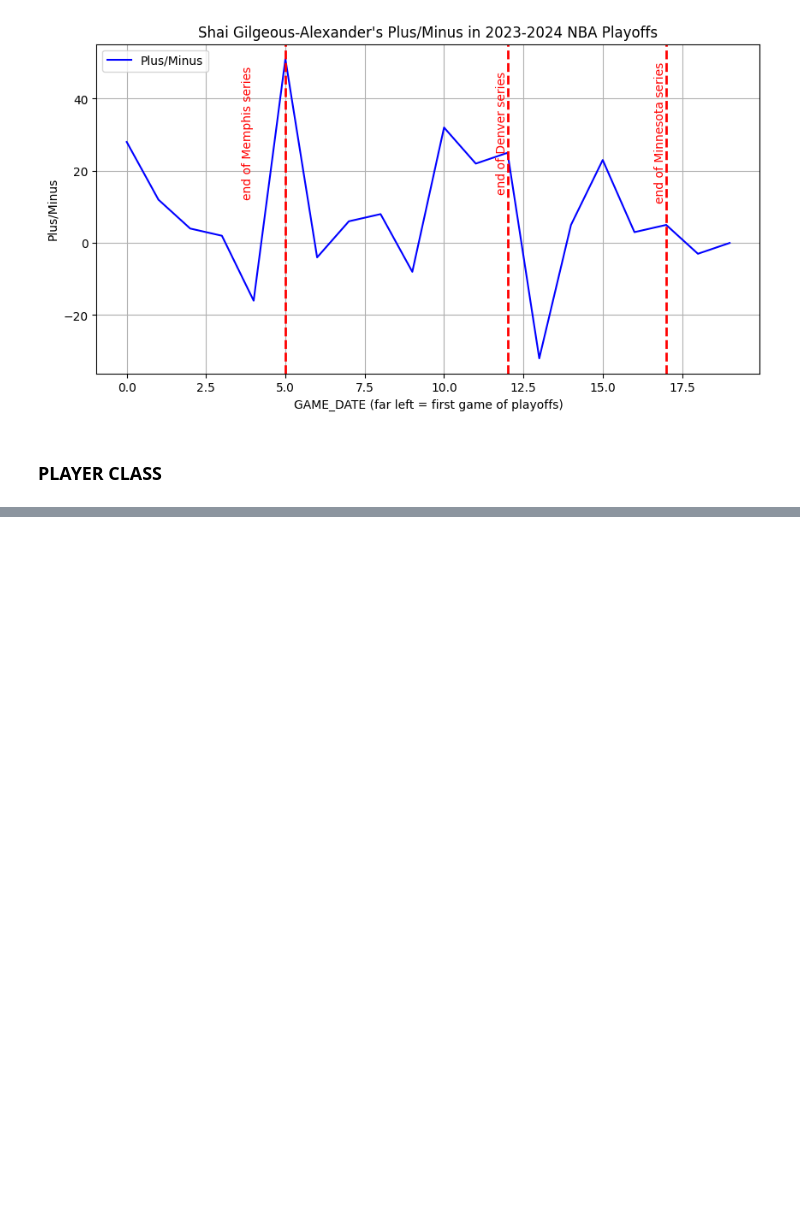
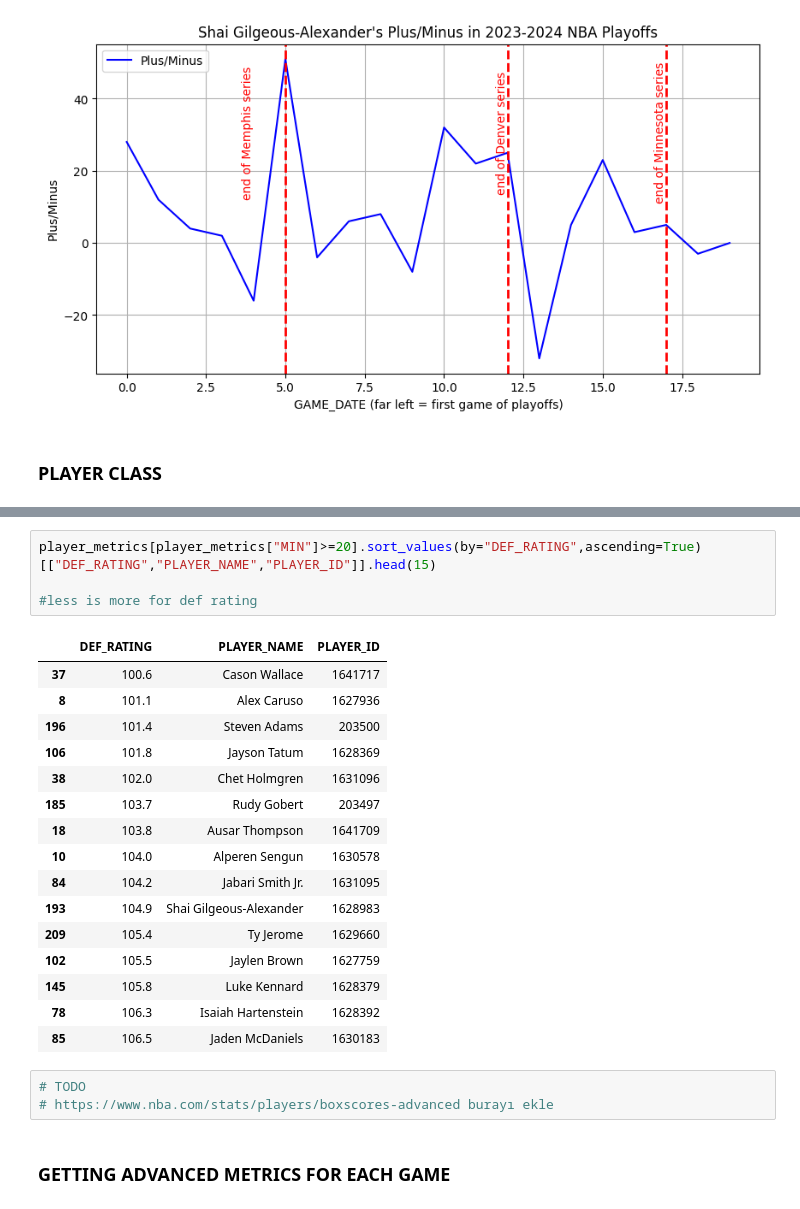
Before and after one commit to ozboz11/proje1, a Jupyter notebook: pyballl1.ipynb, the cells around one changed output, grey strips where cells are left out. Drawn from its saved outputs; the diff is of its cells as text; blank space fills up the shorter version.

```diff
--- a/pyballl1.ipynb
+++ b/pyballl1.ipynb
@@ -130,0 +197,26 @@ player_metrics[player_metrics["MIN"]>=30].sort_values(by="TS_PCT",ascending=Fals
+# %%
+player_metrics[player_metrics["MIN"]>=20].sort_values(by="DEF_RATING",ascending=True)[["DEF_RATING","PLAYER_NAME","PLAYER_ID"]].head(15)
+
+#less is more for def rating
+# %% [output]
+|  | DEF_RATING | PLAYER_NAME | PLAYER_ID |
+| 37 | 100.6 | Cason Wallace | 1641717 |
+| 8 | 101.1 | Alex Caruso | 1627936 |
+| 196 | 101.4 | Steven Adams | 203500 |
+| 106 | 101.8 | Jayson Tatum | 1628369 |
+| 38 | 102.0 | Chet Holmgren | 1631096 |
+| 185 | 103.7 | Rudy Gobert | 203497 |
+| 18 | 103.8 | Ausar Thompson | 1641709 |
+| 10 | 104.0 | Alperen Sengun | 1630578 |
+| 84 | 104.2 | Jabari Smith Jr. | 1631095 |
+| 193 | 104.9 | Shai Gilgeous-Alexander | 1628983 |
+| 209 | 105.4 | Ty Jerome | 1629660 |
+| 102 | 105.5 | Jaylen Brown | 1627759 |
+| 145 | 105.8 | Luke Kennard | 1628379 |
+| 78 | 106.3 | Isaiah Hartenstein | 1628392 |
+| 85 | 106.5 | Jaden McDaniels | 1630183 |
+# %%
+# TODO
+# https://www.nba.com/stats/players/boxscores-advanced burayı ekle
+# %% [markdown]
+### GETTING ADVANCED METRICS FOR EACH GAME
```
Also changed, not shown: parts of 14 cells of this notebook, 1 other file.
